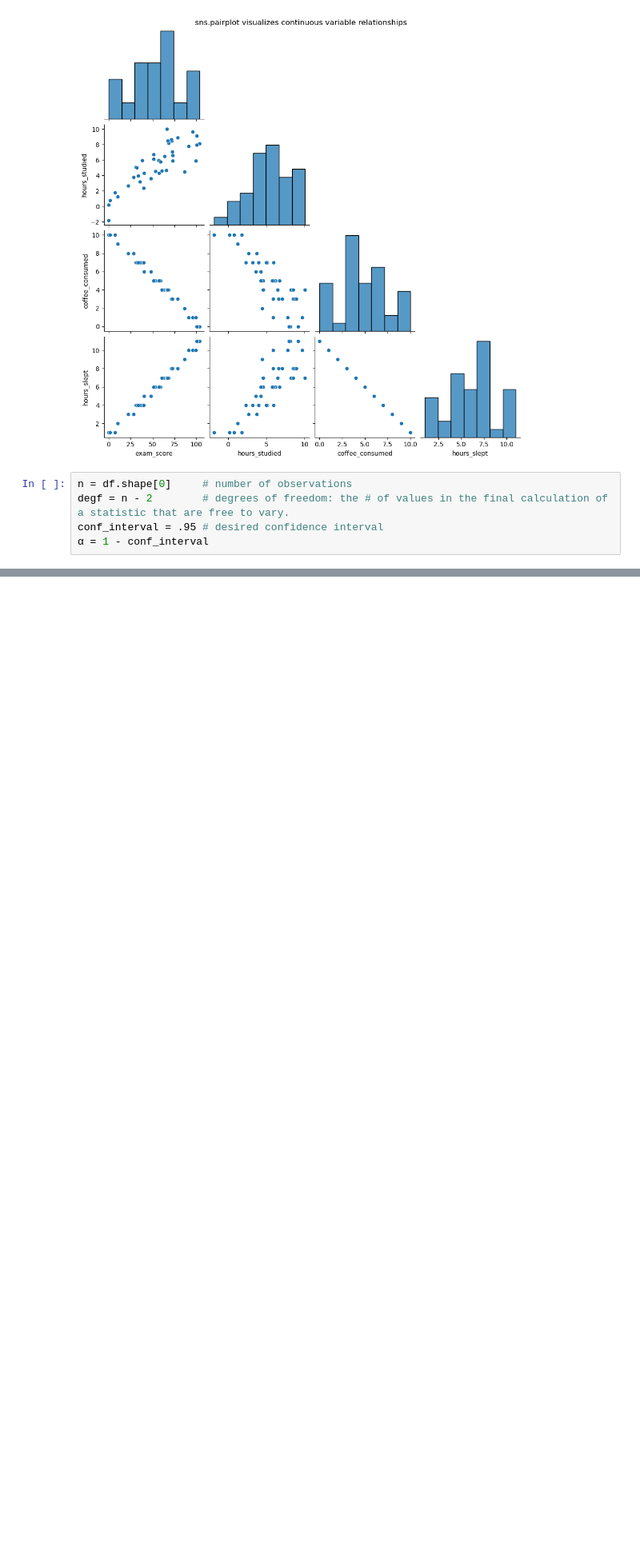
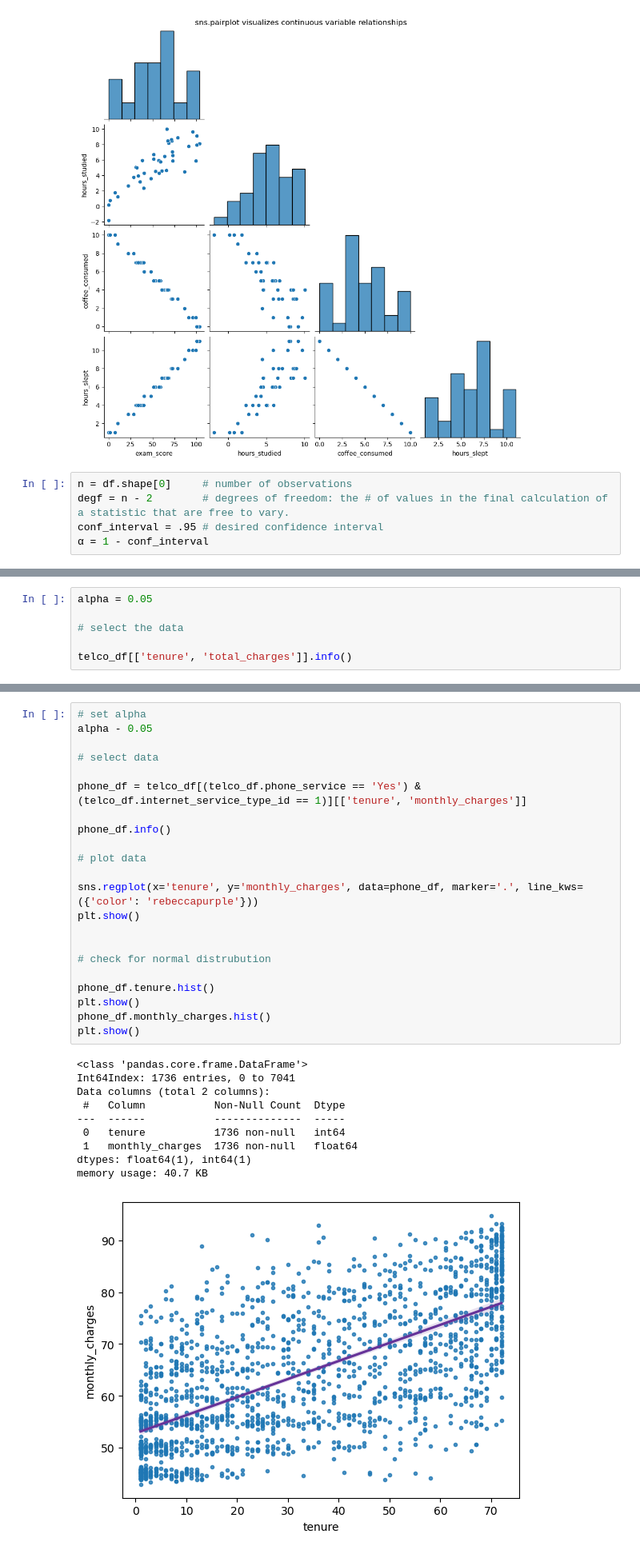
Before and after one commit to jorgellopez38/statistics-exercises, a Jupyter notebook: Hypothesis_testing.ipynb, the cells around one changed output, grey strips where cells are left out. Shown: that part at 80% size. Saved outputs shown, nothing was run; the diff lists cells and outputs as text; blank space fills up the shorter version.

```diff
--- a/Hypothesis_testing.ipynb
+++ b/Hypothesis_testing.ipynb
@@ -691,0 +890,6 @@ conf_interval = .95 # desired confidence interval
+# %%
+alpha = 0.05
+
+# select the data
+
+telco_df[['tenure', 'total_charges']].info()
@@ -691,0 +968,33 @@ conf_interval = .95 # desired confidence interval
+# %%
+# set alpha
+alpha - 0.05
+
+# select data
+
+phone_df = telco_df[(telco_df.phone_service == 'Yes') & (telco_df.internet_service_type_id == 1)][['tenure', 'monthly_charges']]
+
+phone_df.info()
+
+# plot data
+
+sns.regplot(x='tenure', y='monthly_charges', data=phone_df, marker='.', line_kws=({'color': 'rebeccapurple'}))
+plt.show()
+
+
+# check for normal distrubution
+
+phone_df.tenure.hist()
+plt.show()
+phone_df.monthly_charges.hist()
+plt.show()
+# %% [output]
+<class 'pandas.core.frame.DataFrame'>
+Int64Index: 1736 entries, 0 to 7041
+Data columns (total 2 columns):
+ #   Column           Non-Null Count  Dtype
+---  ------           --------------  -----
+ 0   tenure           1736 non-null   int64
+ 1   monthly_charges  1736 non-null   float64
+dtypes: float64(1), int64(1)
+memory usage: 40.7 KB
+[figure, added]
```
Also changed, not shown: parts of 68 cells of this notebook.
